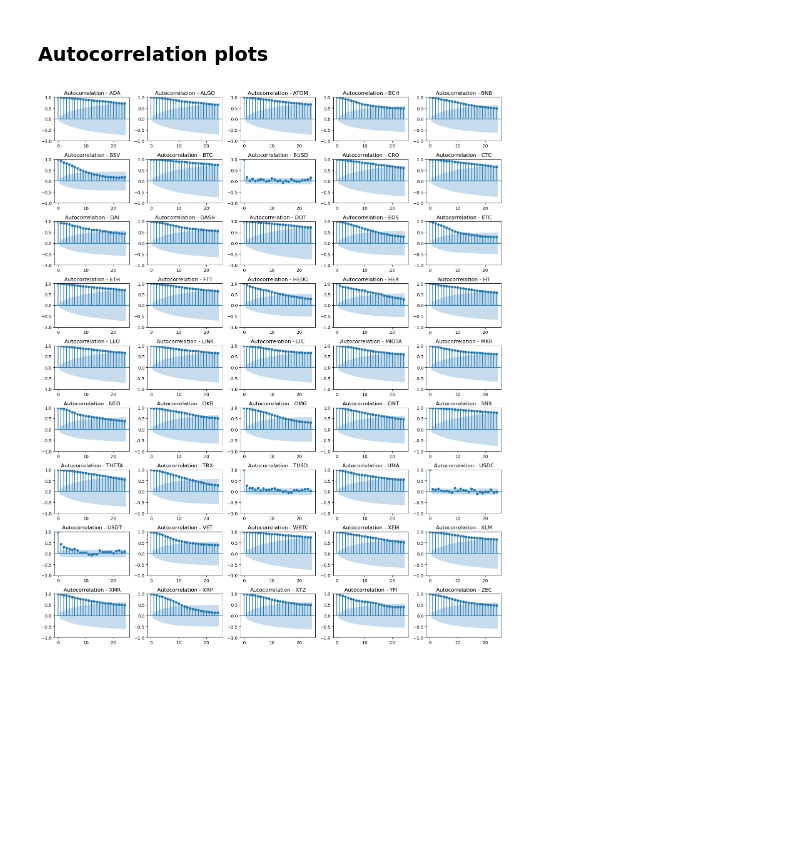
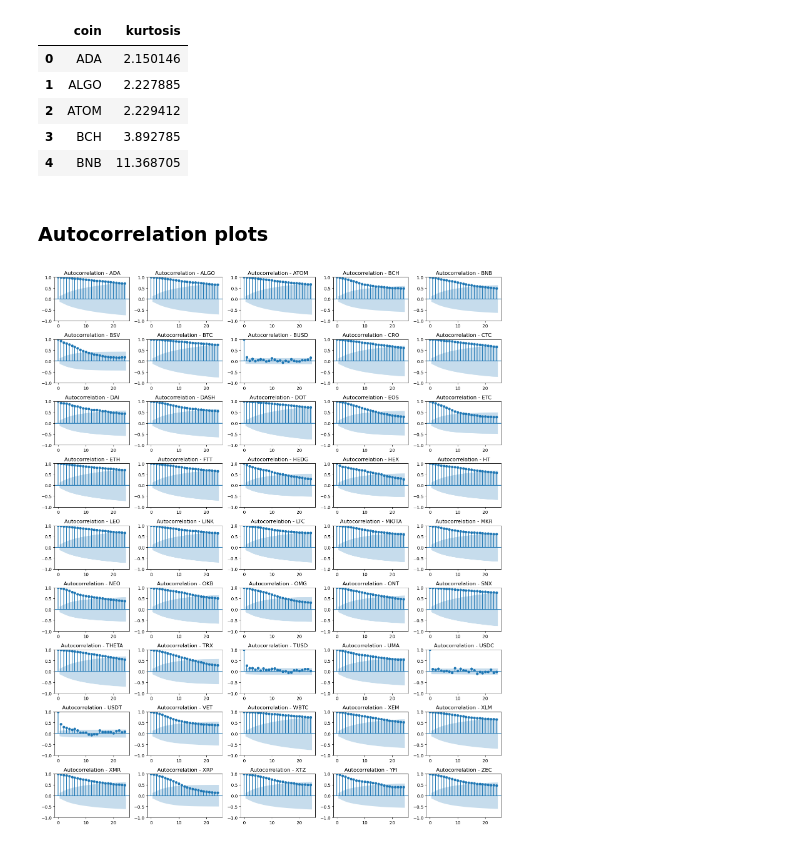
Before and after one commit to FedeScenna/Crypto_NetworkAnalysis, a Jupyter notebook: 03_EDA.ipynb, the cells around one changed output. Cells and saved outputs as stored; diff of their text form; code cells hidden in the pictures; blank space fills up the shorter version.

```diff
--- a/03_EDA.ipynb
+++ b/03_EDA.ipynb
@@ -13,0 +27,10 @@ df.head()
+# %%
+kurtosis = df[["coin", "daily_log_return"]].groupby("coin").apply(pd.DataFrame.kurt).reset_index().rename(columns = {"daily_log_return":"kurtosis"})
+kurtosis.head()
+# %% [output]
+|  | coin | kurtosis |
+| 0 | ADA | 2.150146 |
+| 1 | ALGO | 2.227885 |
+| 2 | ATOM | 2.229412 |
+| 3 | BCH | 3.892785 |
+| 4 | BNB | 11.368705 |
```
Also changed, not shown: parts of 3 cells of this notebook, 2 other files.
